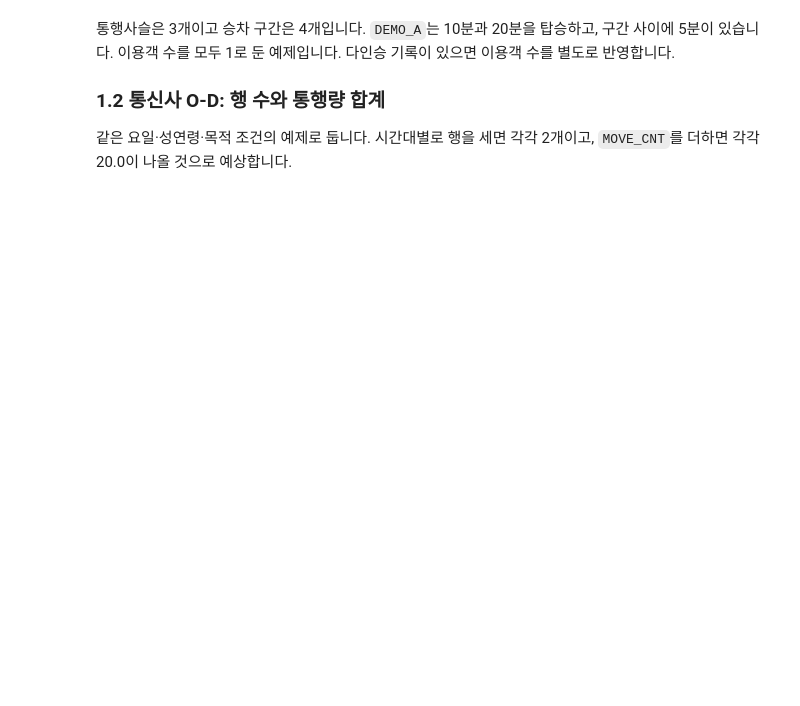
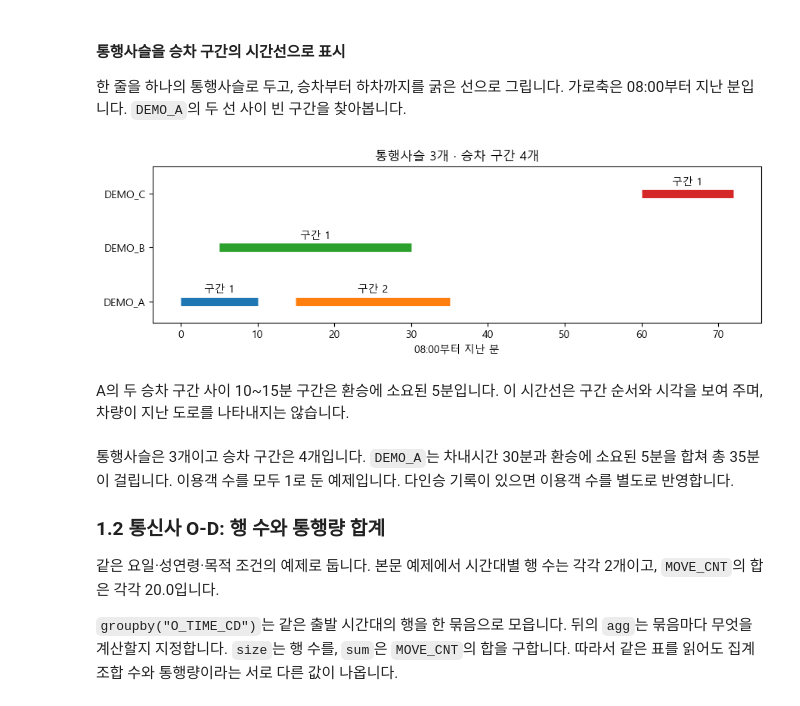
Before and after one commit to jihoyeo/mobility-simulation-book, a Jupyter notebook: labs/ch08_demand.ipynb, the cells around one changed output. Saved outputs shown, nothing was run; the diff lists cells and outputs as text; code cells hidden in the pictures; blank space fills up the shorter version.

```diff
--- a/labs/ch08_demand.ipynb
+++ b/labs/ch08_demand.ipynb
@@ -52,8 +106,34 @@ legs[["트랜잭션ID", "구간", *fields, "차내시간_분"]]
+# %% [markdown]
+#### 통행사슬을 승차 구간의 시간선으로 표시
+
+한 줄을 하나의 통행사슬로 두고, 승차부터 하차까지를 굵은 선으로 그립니다.
+가로축은 08:00부터 지난 분입니다. `DEMO_A`의 두 선 사이 빈 구간을 찾아봅니다.
+# %%
+fig, ax = plt.subplots(figsize=(9, 3))  # 세 통행사슬의 시간선을 나란히 그립니다
+chains = list(card["트랜잭션ID"])  # 원래 표의 연결번호 순서를 유지합니다
+base_time = legs["승차일시"].min().normalize() + pd.Timedelta(hours=8)  # 08:00을 기준으로 둡니다
+for row in legs.itertuples(index=False):  # 펼친 표의 승차 구간을 하나씩 읽습니다
+    y = chains.index(row.트랜잭션ID)  # 같은 연결번호를 같은 줄에 놓습니다
+    start = (row.승차일시 - base_time).total_seconds() / 60  # 승차 위치를 분으로 바꿉니다
+    end = (row.하차일시 - base_time).total_seconds() / 60  # 하차 위치를 분으로 바꿉니다
+    ax.plot([start, end], [y, y], linewidth=8, solid_capstyle="butt")  # 탑승 구간만 채웁니다
+    ax.text((start + end) / 2, y + 0.16, f"구간 {row.구간}", ha="center")  # 구간 순서를 표시합니다
+ax.set(yticks=range(len(chains)), yticklabels=chains, xlabel="08:00부터 지난 분", ylim=(-0.4, 2.5))
+ax.set_title("통행사슬 3개 · 승차 구간 4개")  # 사슬 수와 승차 수를 구분합니다
+fig.tight_layout()
+# %% [output]
+[figure, added]
+# %% [markdown]
+A의 두 승차 구간 사이 10~15분 구간은 환승에 소요된 5분입니다. 이 시간선은 구간 순서와 시각을 보여 주며, 차량이 지난 도로를 나타내지는 않습니다.
 # %% [markdown]
-통행사슬은 3개이고 승차 구간은 4개입니다. `DEMO_A`는 10분과 20분을 탑승하고, 구간 사이에 5분이 있습니다.
+통행사슬은 3개이고 승차 구간은 4개입니다. `DEMO_A`는 차내시간 30분과 환승에 소요된 5분을 합쳐 총 35분이 걸립니다.
 이용객 수를 모두 1로 둔 예제입니다. 다인승 기록이 있으면 이용객 수를 별도로 반영합니다.
 
 ### 1.2 통신사 O-D: 행 수와 통행량 합계
 
 같은 요일·성연령·목적 조건의 예제로 둡니다.
-시간대별로 행을 세면 각각 2개이고, `MOVE_CNT`를 더하면 각각 20.0이 나올 것으로 예상합니다.
+본문 예제에서 시간대별 행 수는 각각 2개이고, `MOVE_CNT`의 합은 각각 20.0입니다.
+
+`groupby("O_TIME_CD")`는 같은 출발 시간대의 행을 한 묶음으로 모읍니다.
+뒤의 `agg`는 묶음마다 무엇을 계산할지 지정합니다. `size`는 행 수를, `sum`은 `MOVE_CNT`의 합을 구합니다.
+따라서 같은 표를 읽어도 집계 조합 수와 통행량이라는 서로 다른 값이 나옵니다.
```
Also changed, not shown: parts of 133 cells of this notebook, 14 other files.
